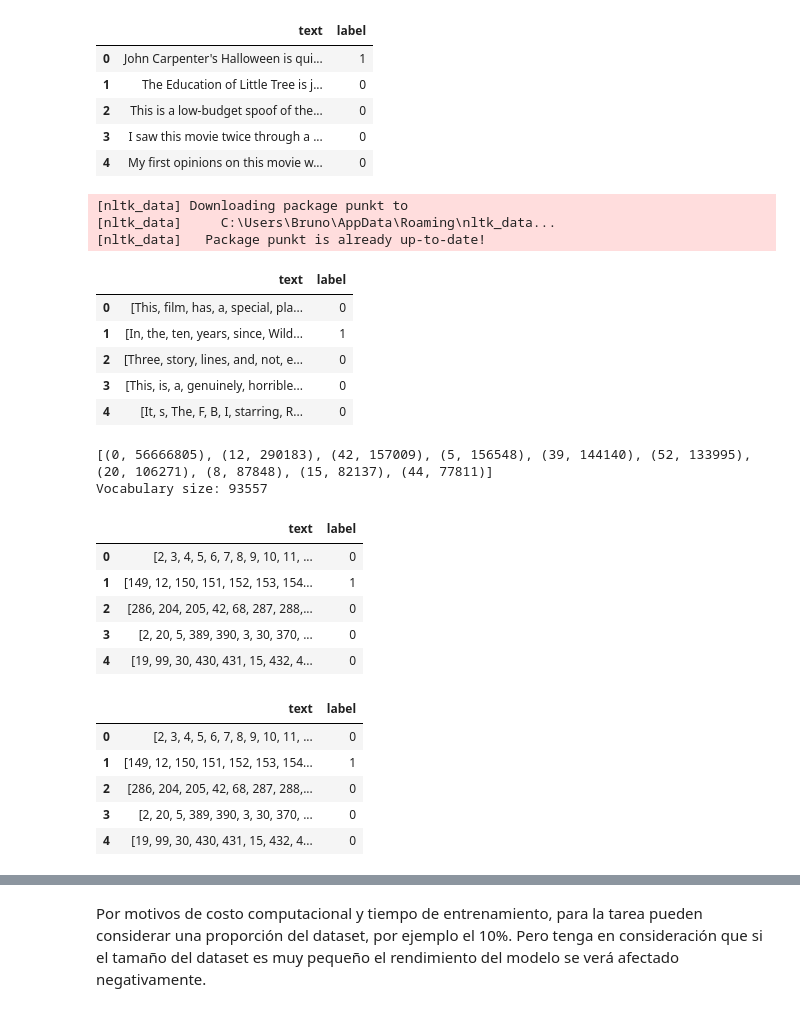
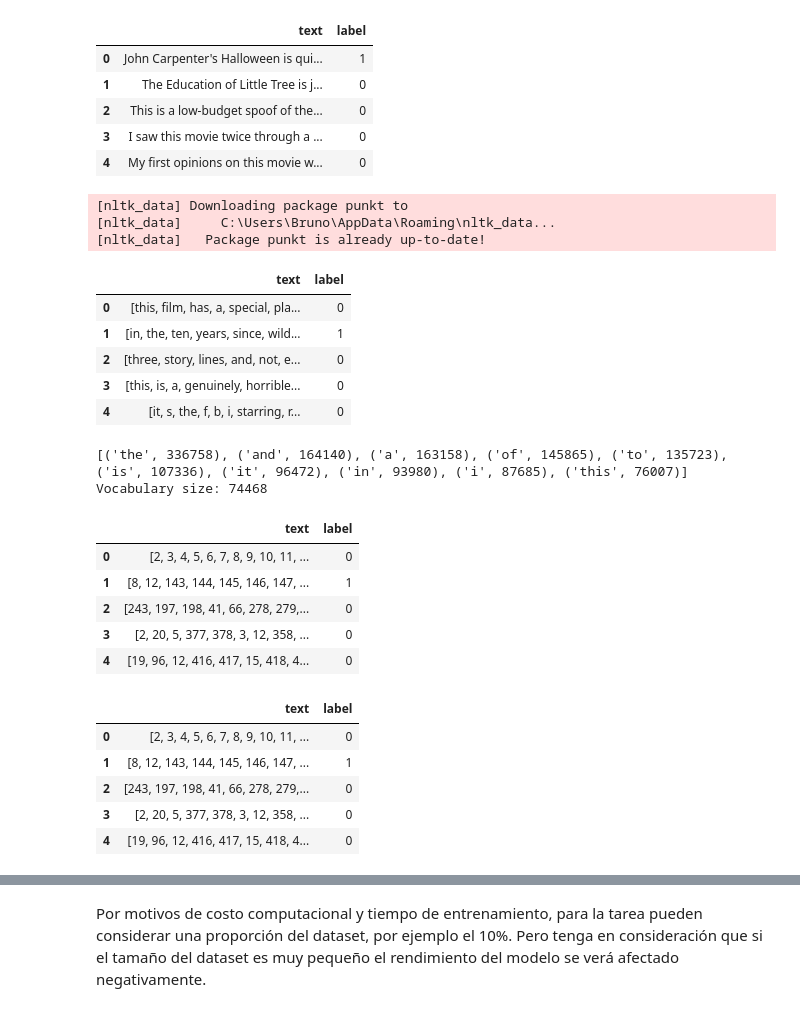
Before and after one commit to BrunoFarfan/DeepLearning, a Jupyter notebook: T2/T2_BrunoFarfan.ipynb, the cells around one changed output, grey strips where cells are left out. Drawn from its saved outputs; the diff is of its cells as text; code cells hidden in the pictures.

```diff
--- a/T2/T2_BrunoFarfan.ipynb
+++ b/T2/T2_BrunoFarfan.ipynb
@@ -62,38 +62,40 @@ data_test = data_test.sample(frac=fraction).reset_index(drop=True)
 from nltk.tokenize import word_tokenize
 import nltk
 from bs4 import BeautifulSoup
 
 nltk.download('punkt')
 
 token_data_train = data_train.copy()
 token_data_test = data_test.copy()
 
 def clean_text(text):
     # Remove HTML tags
     text = BeautifulSoup(text, "html.parser").get_text(separator=" ")
     # Remove special characters and multiple spaces
     text = re.sub(r'[^a-zA-Z0-9\s]', ' ', text)
     # Replace multiple spaces with a single space
     text = re.sub(r'\s+', ' ', text)
+    # Convert text to lowercase
+    text = text.lower()
     return text.strip()
 
 token_data_train["text"] = token_data_train["text"].apply(clean_text)
 token_data_test["text"] = token_data_test["text"].apply(clean_text)
 
 token_data_train["text"] = token_data_train["text"].apply(word_tokenize)
 token_data_test["text"] = token_data_test["text"].apply(word_tokenize)
 
 token_data_train.head()
 # %% [output]
 [nltk_data] Downloading package punkt to
 [nltk_data]     C:\Users\Bruno\AppData\Roaming\nltk_data...
 [nltk_data]   Package punkt is already up-to-date!
 |  | text | label |
-| 0 | [This, film, has, a, special, pla... | 0 |
-| 1 | [In, the, ten, years, since, Wild... | 1 |
-| 2 | [Three, story, lines, and, not, e... | 0 |
-| 3 | [This, is, a, genuinely, horrible... | 0 |
-| 4 | [It, s, The, F, B, I, starring, R... | 0 |
+| 0 | [this, film, has, a, special, pla... | 0 |
+| 1 | [in, the, ten, years, since, wild... | 1 |
+| 2 | [three, story, lines, and, not, e... | 0 |
+| 3 | [this, is, a, genuinely, horrible... | 0 |
+| 4 | [it, s, the, f, b, i, starring, r... | 0 |
 # %%
 # vocabulary
 from collections import Counter
@@ -111,8 +113,8 @@ vocabulary_size = len(vocab)
 num_embeddings = vocabulary_size + 2
 print(f"Vocabulary size: {vocabulary_size}")
 # %% [output]
-[(0, 56666805), (12, 290183), (42, 157009), (5, 156548), (39, 144140), (52, 133995), (20, 106271), (8, 87848), (15, 82137), (44, 77811)]
-Vocabulary size: 93557
+[('the', 336758), ('and', 164140), ('a', 163158), ('of', 145865), ('to', 135723), ('is', 107336), ('it', 96472), ('in', 93980), ('i', 87685), ('this', 76007)]
+Vocabulary size: 74468
 # %%
 # word to index
 word_to_index = {word: index for index, word in enumerate(vocab, 2)}
@@ -135,17 +137,17 @@ token_data_train.head()
 # %% [output]
 |  | text | label |
 | 0 | [2, 3, 4, 5, 6, 7, 8, 9, 10, 11, ... | 0 |
-| 1 | [149, 12, 150, 151, 152, 153, 154... | 1 |
-| 2 | [286, 204, 205, 42, 68, 287, 288,... | 0 |
-| 3 | [2, 20, 5, 389, 390, 3, 30, 370, ... | 0 |
-| 4 | [19, 99, 30, 430, 431, 15, 432, 4... | 0 |
+| 1 | [8, 12, 143, 144, 145, 146, 147, ... | 1 |
+| 2 | [243, 197, 198, 41, 66, 278, 279,... | 0 |
+| 3 | [2, 20, 5, 377, 378, 3, 12, 358, ... | 0 |
+| 4 | [19, 96, 12, 416, 417, 15, 418, 4... | 0 |
 # %%
 # padding
 
-max_length = np.max(token_data_train["text"].apply(len))
+text_max_length = np.max(token_data_train["text"].apply(len))
 
 def pad_text(text):
-    return text[:max_length] if len(text) > max_length else text + [0] * (max_length - len(text))
+    return text[:text_max_length] if len(text) > text_max_length else text + [0] * (text_max_length - len(text))
 
 token_data_train["text"] = token_data_train["text"].apply(pad_text)
 token_data_test["text"] = token_data_test["text"].apply(pad_text)
@@ -154,10 +156,10 @@ token_data_train.head()
 # %% [output]
 |  | text | label |
 | 0 | [2, 3, 4, 5, 6, 7, 8, 9, 10, 11, ... | 0 |
-| 1 | [149, 12, 150, 151, 152, 153, 154... | 1 |
-| 2 | [286, 204, 205, 42, 68, 287, 288,... | 0 |
-| 3 | [2, 20, 5, 389, 390, 3, 30, 370, ... | 0 |
-| 4 | [19, 99, 30, 430, 431, 15, 432, 4... | 0 |
+| 1 | [8, 12, 143, 144, 145, 146, 147, ... | 1 |
+| 2 | [243, 197, 198, 41, 66, 278, 279,... | 0 |
+| 3 | [2, 20, 5, 377, 378, 3, 12, 358, ... | 0 |
+| 4 | [19, 96, 12, 416, 417, 15, 418, 4... | 0 |
 # %%
 # create validation set
 
```
Also changed, not shown: parts of 10 cells of this notebook.
